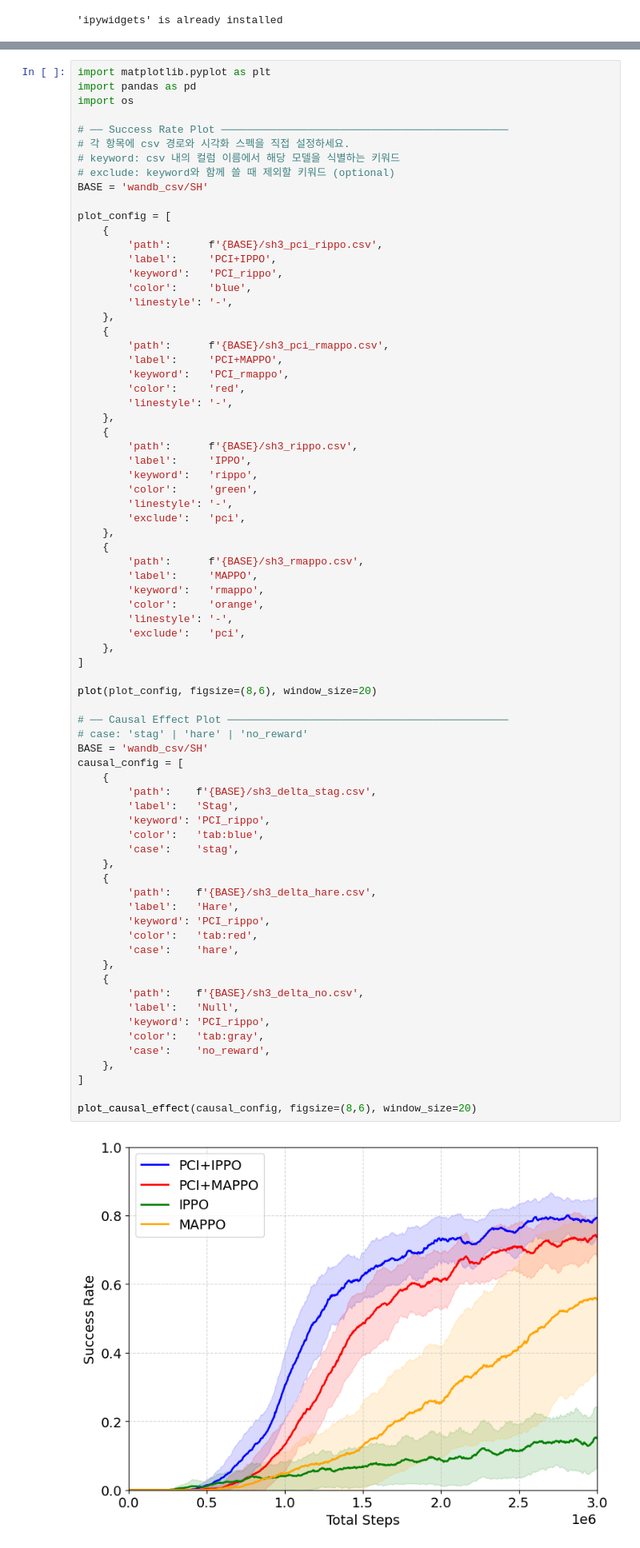
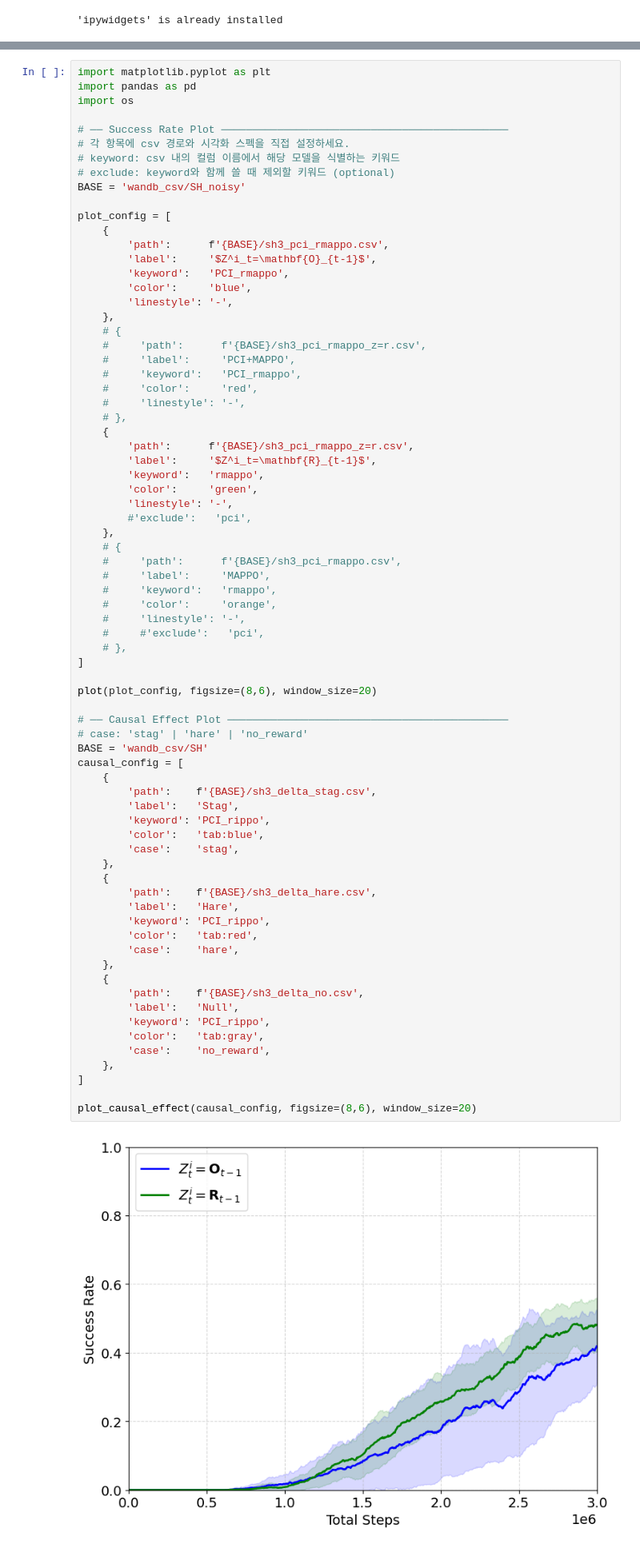
Before and after one commit to chamjinJoo/credit_assign_IRR, a Jupyter notebook: figures/csv_plot_SH.ipynb, the cells around one changed output, grey strips where cells are left out. Shown at 80% size. Cells and saved outputs as stored; diff of their text form.

```diff
--- a/figures/csv_plot_SH.ipynb
+++ b/figures/csv_plot_SH.ipynb
@@ -183,71 +183,71 @@ import os
 # 각 항목에 csv 경로와 시각화 스펙을 직접 설정하세요.
 # keyword: csv 내의 컬럼 이름에서 해당 모델을 식별하는 키워드
 # exclude: keyword와 함께 쓸 때 제외할 키워드 (optional)
-BASE = 'wandb_csv/SH'
+BASE = 'wandb_csv/SH_noisy'
 
 plot_config = [
     {
-        'path':      f'{BASE}/sh3_pci_rippo.csv',
-        'label':     'PCI+IPPO',
-        'keyword':   'PCI_rippo',
+        'path':      f'{BASE}/sh3_pci_rmappo.csv',
+        'label':     '$Z^i_t=\mathbf{O}_{t-1}$',
+        'keyword':   'PCI_rmappo',
         'color':     'blue',
         'linestyle': '-',
     },
+    # {
+    #     'path':      f'{BASE}/sh3_pci_rmappo_z=r.csv',
+    #     'label':     'PCI+MAPPO',
+    #     'keyword':   'PCI_rmappo',
+    #     'color':     'red',
+    #     'linestyle': '-',
+    # },
     {
-        'path':      f'{BASE}/sh3_pci_rmappo.csv',
-        'label':     'PCI+MAPPO',
-        'keyword':   'PCI_rmappo',
-        'color':     'red',
-        'linestyle': '-',
-    },
-    {
-        'path':      f'{BASE}/sh3_rippo.csv',
-        'label':     'IPPO',
-        'keyword':   'rippo',
+        'path':      f'{BASE}/sh3_pci_rmappo_z=r.csv',
+        'label':     '$Z^i_t=\mathbf{R}_{t-1}$',
+        'keyword':   'rmappo',
         'color':     'green',
         'linestyle': '-',
-        'exclude':   'pci',
+        #'exclude':   'pci',
     },
-    {
-        'path':      f'{BASE}/sh3_rmappo.csv',
-        'label':     'MAPPO',
-        'keyword':   'rmappo',
-        'color':     'orange',
-        'linestyle': '-',
-        'exclude':   'pci',
-    },
+    # {
+    #     'path':      f'{BASE}/sh3_pci_rmappo.csv',
+    #     'label':     'MAPPO',
+    #     'keyword':   'rmappo',
+    #     'color':     'orange',
+    #     'linestyle': '-',
+    #     #'exclude':   'pci',
+    # },
 ]
 
 plot(plot_config, figsize=(8,6), window_size=20)
 
 # ── Causal Effect Plot ─────────────────────────────────────────────
 # case: 'stag' | 'hare' | 'no_reward'
 BASE = 'wandb_csv/SH'
 causal_config = [
     {
         'path':    f'{BASE}/sh3_delta_stag.csv',
         'label':   'Stag',
         'keyword': 'PCI_rippo',
         'color':   'tab:blue',
         'case':    'stag',
     },
     {
         'path':    f'{BASE}/sh3_delta_hare.csv',
         'label':   'Hare',
         'keyword': 'PCI_rippo',
         'color':   'tab:red',
         'case':    'hare',
     },
     {
         'path':    f'{BASE}/sh3_delta_no.csv',
         'label':   'Null',
         'keyword': 'PCI_rippo',
         'color':   'tab:gray',
         'case':    'no_reward',
     },
 ]
 
 plot_causal_effect(causal_config, figsize=(8,6), window_size=20)
 # %% [output]
-[figure, old version]
+[figure, new version]
 [figure]
```
Also changed, not shown: 26 other files.
